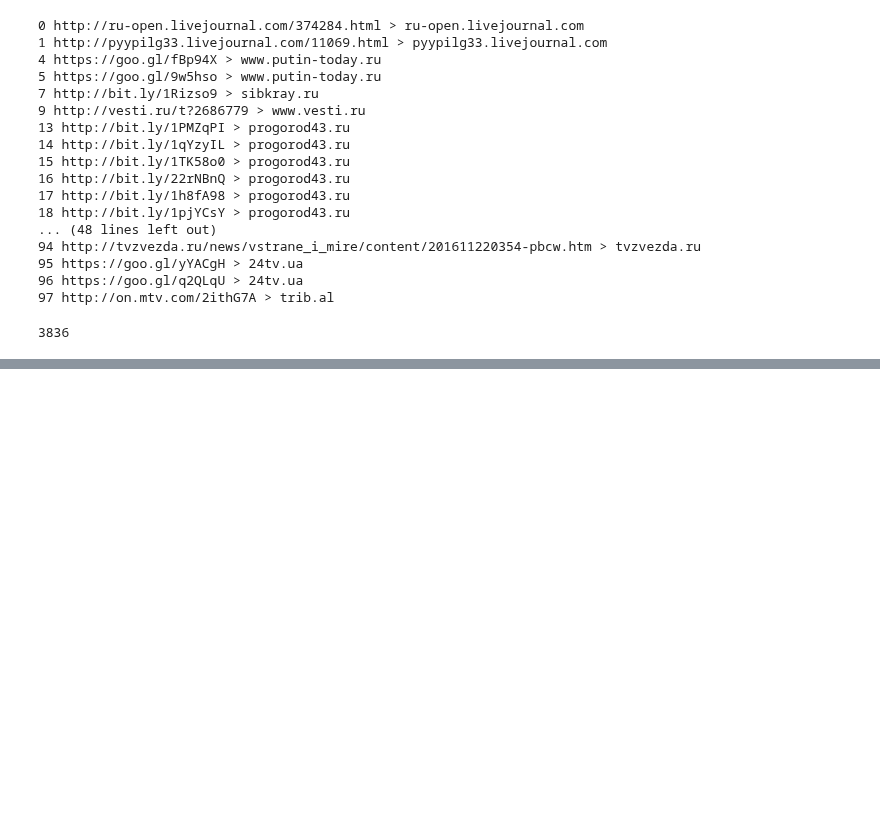
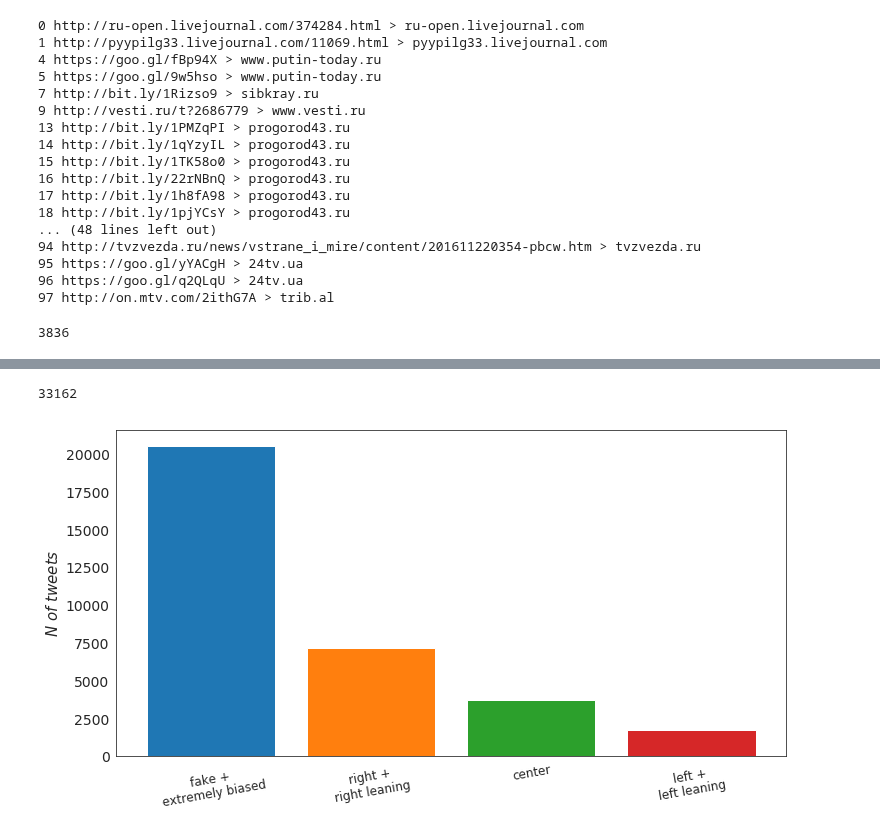
Before and after one commit to kayzhou/fake_news_during_election, a Jupyter notebook: analysis_tweets.ipynb, the cells around one changed output, grey strips where cells are left out. Drawn from its saved outputs; the diff is of its cells as text; code cells hidden in the pictures; blank space fills up the shorter version.

```diff
--- a/analysis_tweets.ipynb
+++ b/analysis_tweets.ipynb
@@ -242,0 +305,17 @@ plt.show()
+# %%
+plt.figure(figsize=(12, 6))
+x = [11638 + 8910, 42 + 7102, 3707, 1042 + 721]
+print(sum(x))
+label = ['fake +\n extremely biased', 'right +\nright leaning', 'center', 'left +\nleft leaning']
+plt.bar(1, x[0])
+plt.bar(2, x[1])
+plt.bar(3, x[2])
+plt.bar(4, x[3])
+plt.xticks([1, 2, 3, 4], label, rotation=10)
+plt.ylabel('$N\ of\ tweets$', fontsize=15)
+plt.xticks(fontsize=12); plt.yticks(fontsize=14)
+plt.savefig('fig/fake_news_bar.pdf', dpi=300)
+plt.show()
+# %% [output]
+33162
+[figure, added]
```
Also changed, not shown: parts of 10 cells of this notebook, 2 other files.
